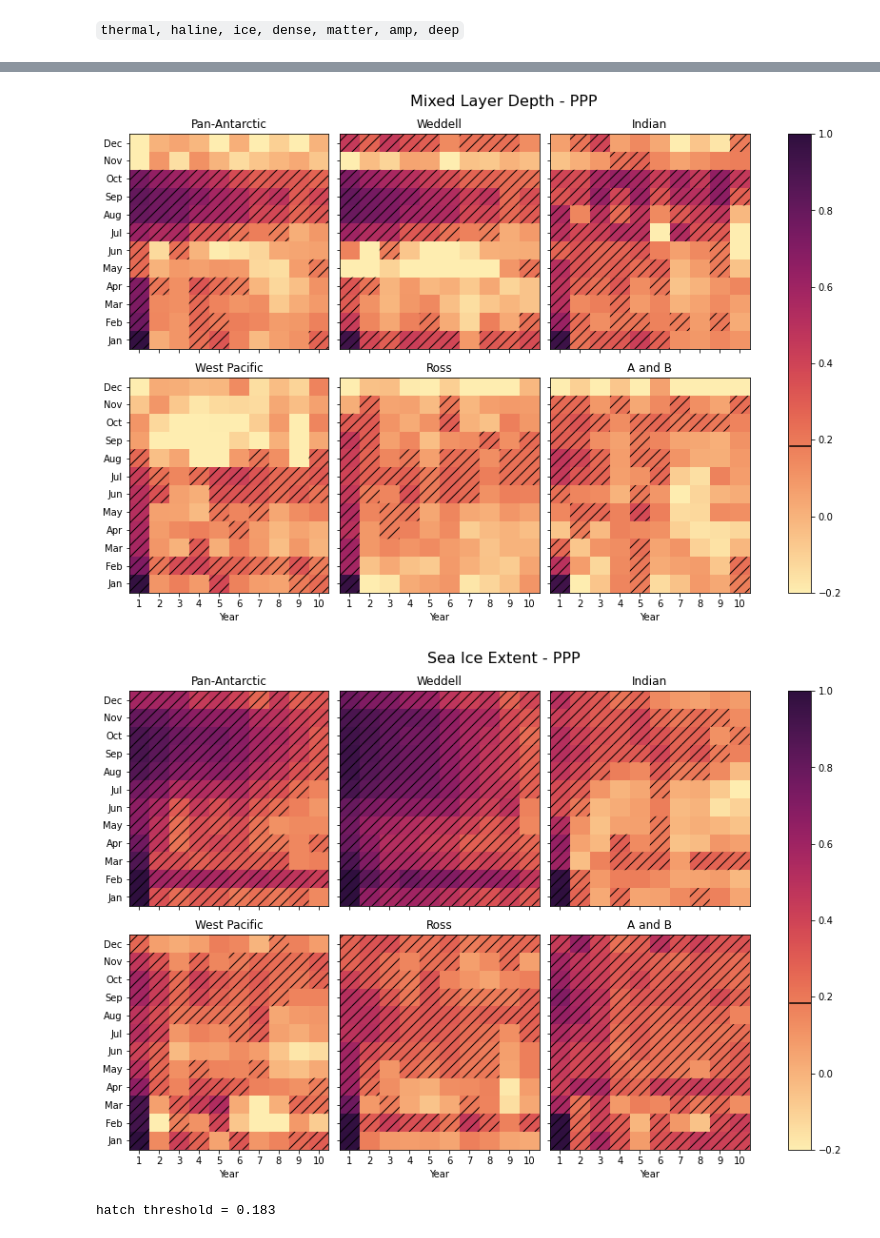
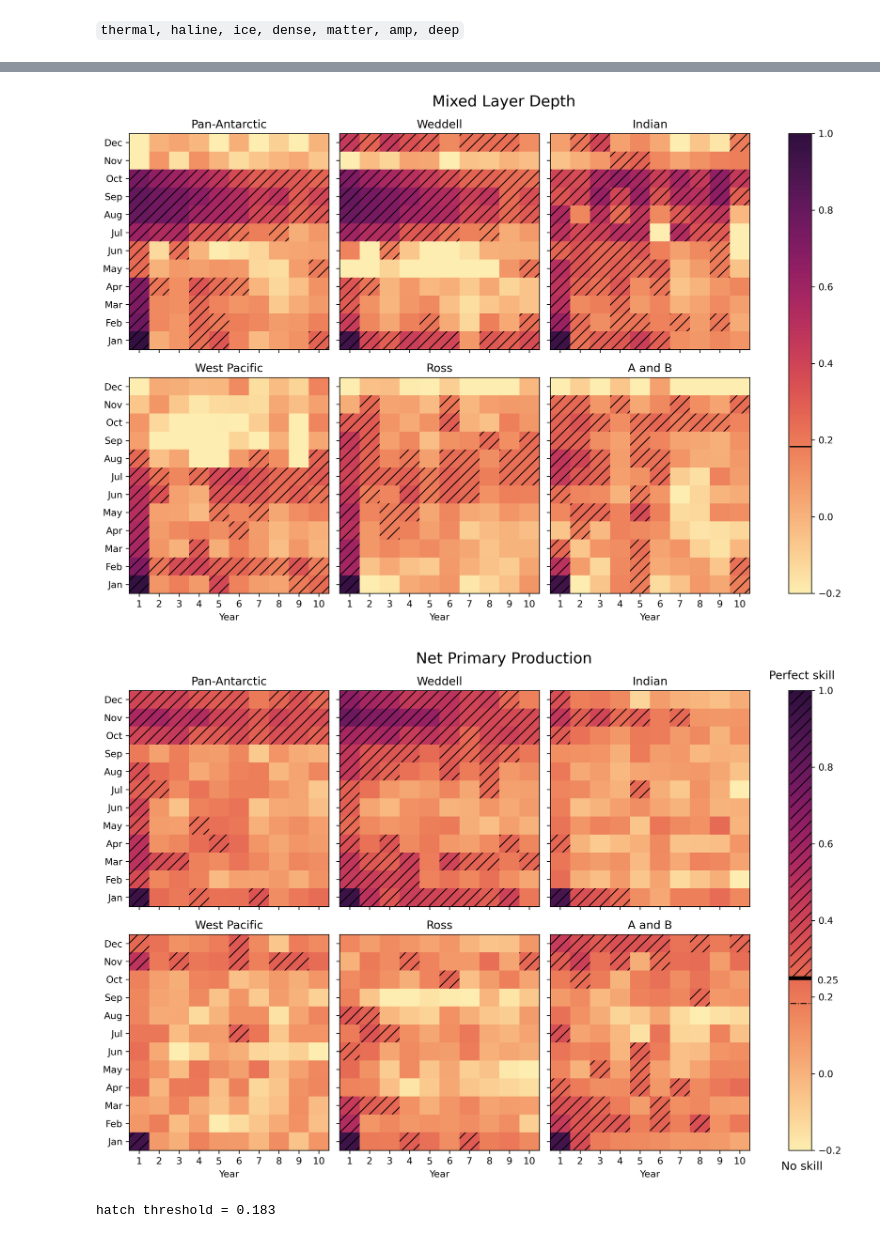
Before and after one commit to bbuchovecky/hmei, a Jupyter notebook: notebooks/ppp_comps.ipynb, the cells around one changed output, grey strips where cells are left out. Drawn from its saved outputs; the diff is of its cells as text; code cells hidden in the pictures.

```diff
--- a/notebooks/ppp_comps.ipynb
+++ b/notebooks/ppp_comps.ipynb
@@ -752,7 +743,7 @@ def format_ppp_axes(
         ax.set_xticklabels((abbrv_month_names*2)[slice(0,25,month_tick_spacing)])
 
         if set_xlabel:
-            ax.set_xlabel('Lead time (month)')
+            ax.set_xlabel('Forecast month')
 
     if set_ylabel:
         ax.set_ylabel('PPP')
@@ -1229,7 +1220,7 @@ def plot_ppp(
 
     if type(var) == str and type(reg) == str:
         if reg.lower() == 'global':
-            title = 'Global - '+var_lu_names[var.lower()]+' - PPP'+subset_title
+            title = 'Global - '+var_lu_names[var.lower()]+subset_title
             ppp = open_ppp(var, 'global', timescale, ens_type=ens_type)
             reg = 'Global'
 
@@ -1246,7 +1237,7 @@ def plot_ppp(
             r = 'Global'
 
         if reg.lower() != 'global':
-            title = reg_names[reg]+' - PPP'+subset_title
+            title = reg_names[reg]+subset_title
             r = 'so'
 
         for v in var:
@@ -1261,12 +1252,12 @@ def plot_ppp(
         for r in reg:
             ax.plot(ppp['nT'], ppp[r], color=reg_colors[r], label=reg_names[r])
 
-        title = var_lu_names[var]+' - PPP'+subset_title
+        title = var_lu_names[var]+subset_title
 
         ax = format_ppp_axes(ax, timescale=timescale, **kwargs)
 
     ax.set_ylabel('PPP')
-    ax.set_title(title)
+    ax.set_title(title, fontweight='bold')
 
     ## set up legend
     leg = ax.legend(bbox_to_anchor=bbox_to_anchor);
@@ -1372,7 +1363,8 @@ def ppp_simple_heatmap(
 
     if reg.lower() == 'all':
         ppp = open_ppp(var, 'so')
-        regions = ppp.data_vars
+#         regions = ppp.data_vars
+        regions = ['Weddell', 'Indian', 'WestPacific', 'SouthernOcean', 'Ross', 'AmundBell']
 
         fig,ax = plt.subplots(2, 3, sharex=True, sharey=True, figsize=figsize)
 
@@ -1386,7 +1378,7 @@ def ppp_simple_heatmap(
 
             im = ax[int(ireg/3),ireg%3].pcolormesh(ppp_matrix, vmin=vmin, vmax=1.0, cmap=cmap, shading='auto')
 
-            ax[int(ireg/3),ireg%3].set_title(reg_names[reg])
+            ax[int(ireg/3),ireg%3].set_title(reg_names[reg], fontweight='bold')
 
             ax[int(ireg/3),ireg%3].set_yticks(np.arange(ppp_matrix.shape[0]) + 0.5)
             ax[int(ireg/3),ireg%3].set_yticklabels(abbrv_month_names)
@@ -1402,11 +1394,17 @@ def ppp_simple_heatmap(
                 masked = np.ma.masked_array(ppp_matrix, mask=np.where(ppp_matrix > threshold, 0, 1))
                 masked_im = ax[int(ireg/3),ireg%3].pcolor(masked, hatch=hatch, alpha=0)
 
-        fig.suptitle(var_lu_names[var]+' - PPP', fontsize=16)
+        fig.suptitle(var_lu_names[var], fontsize=16)
         fig.tight_layout()
 
         cb = fig.colorbar(im, ax=ax.ravel().tolist())
-        cb.ax.plot([-0.1,1], [threshold,threshold], color='k')
+        cb.ax.plot([-0.1,1.1], [threshold,threshold], color='k', linewidth=4)
+        cb.ax.plot([-0.1,1.1], [0.183,0.183], color='k', ls='-.', linewidth=1)
+        cb.ax.fill_between([-0.1,1.1], [1.0,1.0], [threshold,threshold], hatch=hatch, alpha=0)
+        cb.ax.text(1.3, threshold-0.015, str(threshold))
+
+        cb.ax.text(0.5, vmin-0.05, 'No skill', ha='center', fontsize='large')
+        cb.ax.text(0.5, 1.0+0.03, 'Perfect skill', ha='center', fontsize='large')
 
         return fig,ax
 
@@ -1444,7 +1442,7 @@ def ppp_simple_heatmap(
         cb.ax.plot([-0.1,1], [threshold,threshold], color='k')
         print('hatch threshold = '+str(threshold))
 
-    fig.suptitle(reg_names[reg]+' - '+var_lu_names[var]+' - PPP')
+    fig.suptitle(reg_names[reg]+' - '+var_lu_names[var])
     fig.tight_layout()
 
     return fig,ax
@@ -1455,11 +1453,11 @@ ppp_simple_heatmap('npp', 'all');
 # %%
 ppp_simple_heatmap('mld', 'all');
 # %% [output]
-[figure, old version]
+[figure, new version]
 # %%
-ppp_simple_heatmap('sie', 'all');
+ppp_simple_heatmap('npp', 'all', threshold=0.25);
 # %% [output]
-[figure, old version]
+[figure, new version]
 # %%
 ppp_simple_heatmap('npp', 'SouthernOcean', hatch='//', figsize=(8,7));
 # %% [output]
```
Also changed, not shown: parts of 5 cells of this notebook, 3 other files.
